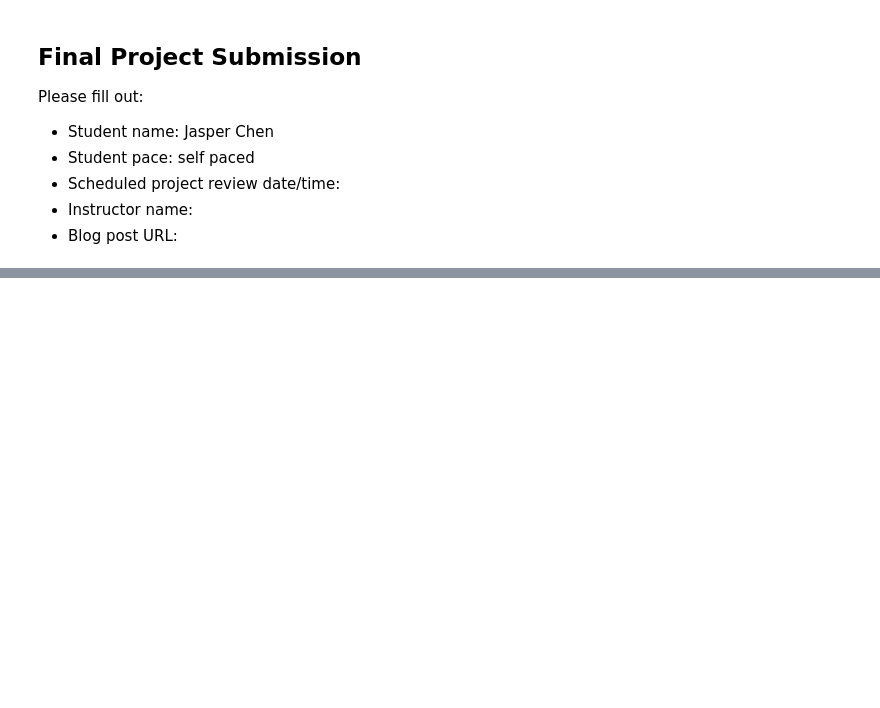
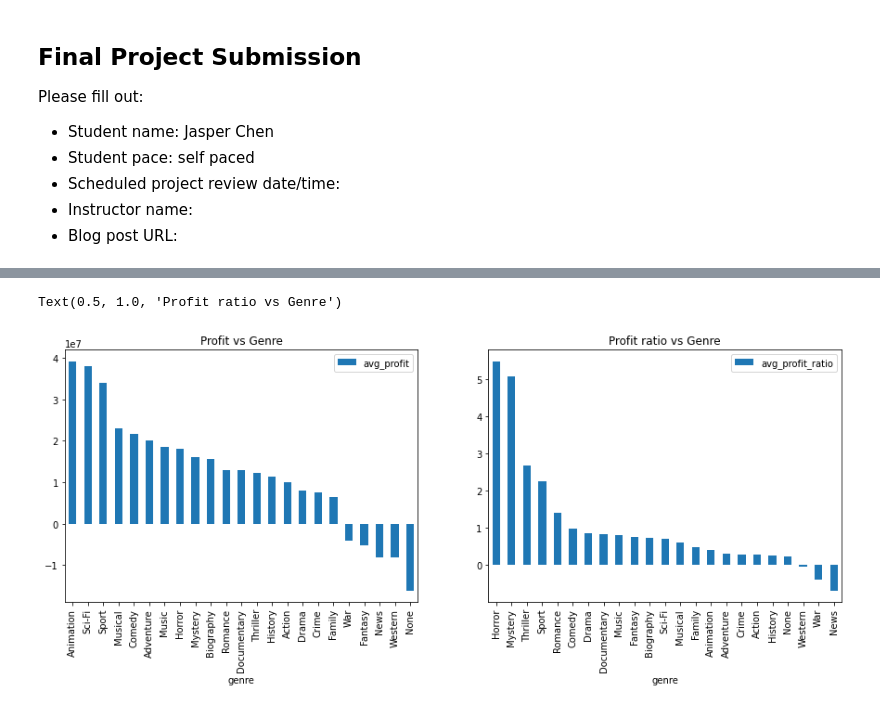
Before and after one commit to Jasperino64/dsc-phase-1-project-v2-4, a Jupyter notebook: student.ipynb, the cells around one changed output, grey strips where cells are left out. Cells and saved outputs as stored; diff of their text form; code cells hidden in the pictures; blank space fills up the shorter version.

```diff
--- a/student.ipynb
+++ b/student.ipynb
@@ -11,5 +11,9 @@ Please fill out:
 # Your code here - remember to use markdown cells for comments as well!
 import pandas as pd
 import sqlite3
+from pandasql import sqldf
+import matplotlib.pyplot as plt
+
+pysqldf = lambda q: sqldf(q, globals())
 
 conn = sqlite3.connect('zippeddata/im.db')
@@ -34,0 +96,8 @@ pd.read_sql(q, conn)
+# %%
+
+q2 = """SELECT genres AS genre, AVG(profit) AS avg_profit, AVG(profit_ratio) AS avg_profit_ratio
+FROM rawdf
+GROUP BY genre
+ORDER BY profit"""
+df = pysqldf(q2)
+df.head()
@@ -34,0 +111,12 @@ pd.read_sql(q, conn)
+# %%
+# Bar charts showing profit vs genre
+fig, (ax1, ax2) = plt.subplots(1,2)
+df.sort_values('avg_profit', inplace=True, ascending=False)
+df.plot.bar(x='genre', y='avg_profit', ax=ax1, figsize=(15,5));
+df.sort_values('avg_profit_ratio', inplace=True, ascending=False)
+df.plot.bar(x='genre', y='avg_profit_ratio', ax=ax2)
+ax1.set_title('Profit vs Genre')
+ax2.set_title('Profit ratio vs Genre')
+# %% [output]
+Text(0.5, 1.0, 'Profit ratio vs Genre')
+[figure, added]
```
Also changed, not shown: parts of 7 cells of this notebook.
